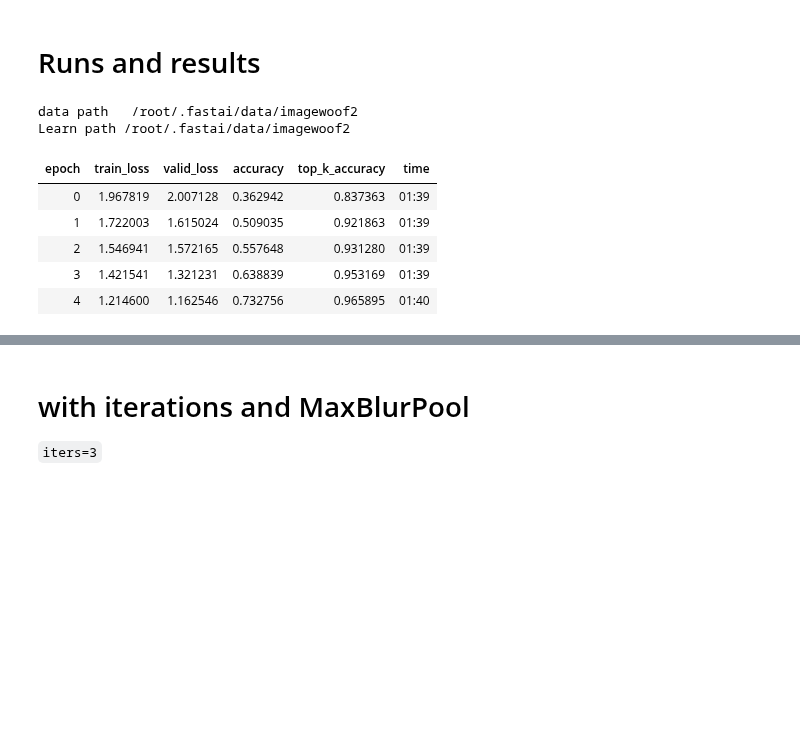
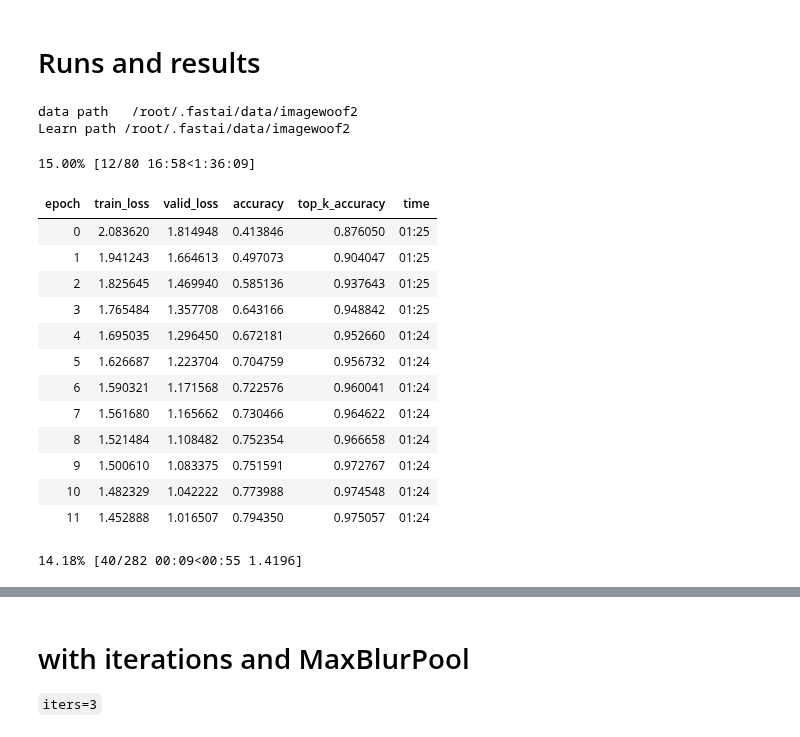
Before and after one commit to liuyao12/Ranger-Mish-ImageWoof-5, a Jupyter notebook: Woof_128_new_ConvTwist.ipynb, the cells around one changed output, grey strips where cells are left out. Drawn from its saved outputs; the diff is of its cells as text; code cells hidden in the pictures; blank space fills up the shorter version.

```diff
--- a/Woof_128_new_ConvTwist.ipynb
+++ b/Woof_128_new_ConvTwist.ipynb
@@ -143,7 +179,7 @@ class NewResBlock(Module):
 # %% [markdown]
 # Model Constructor
 # %%
-model = Net(c_out=10, layers=[3,4,6,3], expansion=4)
+model = Net(c_out=10, layers=[3,4,6,3], expansion=2)
 model.block = NewResBlock
 # model.conv_layer = NewLayer # for the stem
 pool = MaxBlurPool2d(3, True)
@@ -175,17 +202,26 @@ tensor([[-0.0556,  0.0206, -0.0053],
 # Runs and results
 # %%
 for _ in range(1):
-    learn = get_learn(model=model, size=128, bs=64, mixup=0)
-    learn.fit_fc(5, lr=4e-3, moms=(0.95,0.95), start_pct=0.72)
+    learn = get_learn(model=model, size=128, bs=32, mixup=0.5)
+    learn.fit_fc(80, lr=4e-3, moms=(0.95,0.95), start_pct=0.72)
 # %% [output]
 data path   /root/.fastai/data/imagewoof2
 Learn path /root/.fastai/data/imagewoof2
+15.00% [12/80 16:58<1:36:09]
 | epoch | train_loss | valid_loss | accuracy | top_k_accuracy | time |
-| 0 | 1.967819 | 2.007128 | 0.362942 | 0.837363 | 01:39 |
-| 1 | 1.722003 | 1.615024 | 0.509035 | 0.921863 | 01:39 |
-| 2 | 1.546941 | 1.572165 | 0.557648 | 0.931280 | 01:39 |
-| 3 | 1.421541 | 1.321231 | 0.638839 | 0.953169 | 01:39 |
-| 4 | 1.214600 | 1.162546 | 0.732756 | 0.965895 | 01:40 |
+| 0 | 2.083620 | 1.814948 | 0.413846 | 0.876050 | 01:25 |
+| 1 | 1.941243 | 1.664613 | 0.497073 | 0.904047 | 01:25 |
+| 2 | 1.825645 | 1.469940 | 0.585136 | 0.937643 | 01:25 |
+| 3 | 1.765484 | 1.357708 | 0.643166 | 0.948842 | 01:25 |
+| 4 | 1.695035 | 1.296450 | 0.672181 | 0.952660 | 01:24 |
+| 5 | 1.626687 | 1.223704 | 0.704759 | 0.956732 | 01:24 |
+| 6 | 1.590321 | 1.171568 | 0.722576 | 0.960041 | 01:24 |
+| 7 | 1.561680 | 1.165662 | 0.730466 | 0.964622 | 01:24 |
+| 8 | 1.521484 | 1.108482 | 0.752354 | 0.966658 | 01:24 |
+| 9 | 1.500610 | 1.083375 | 0.751591 | 0.972767 | 01:24 |
+| 10 | 1.482329 | 1.042222 | 0.773988 | 0.974548 | 01:24 |
+| 11 | 1.452888 | 1.016507 | 0.794350 | 0.975057 | 01:24 |
+14.18% [40/282 00:09<00:55 1.4196]
 # %%
 for i in range(80):
     print('epoch {} {}'.format(i, learn.recorder.metrics[i][0].item()))
```
Also changed, not shown: parts of 14 cells of this notebook.
